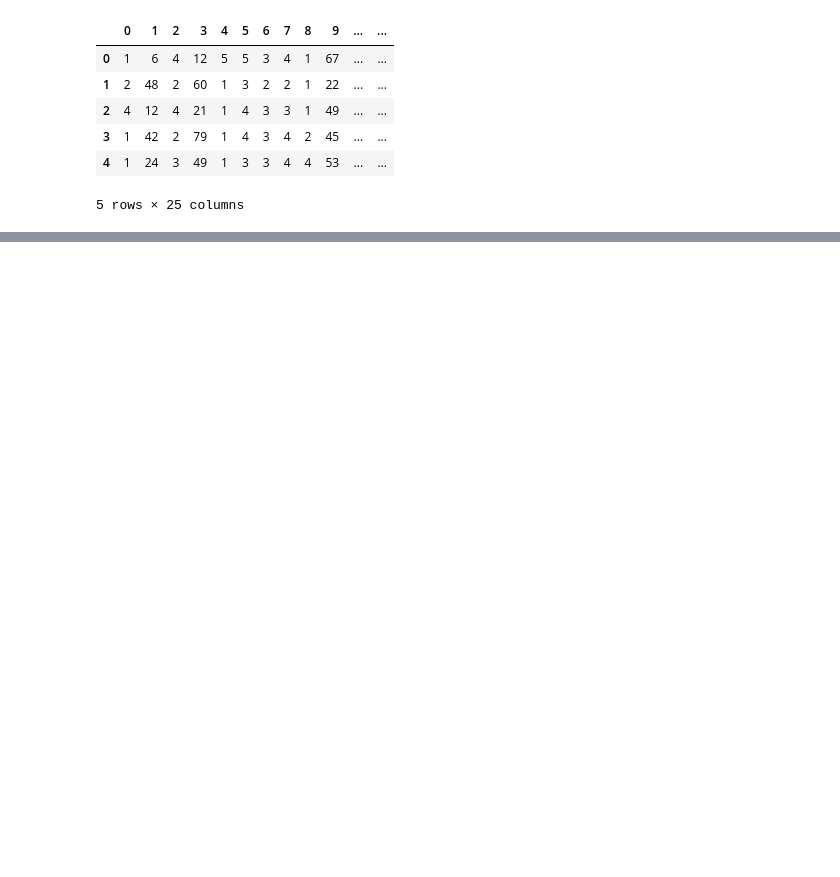
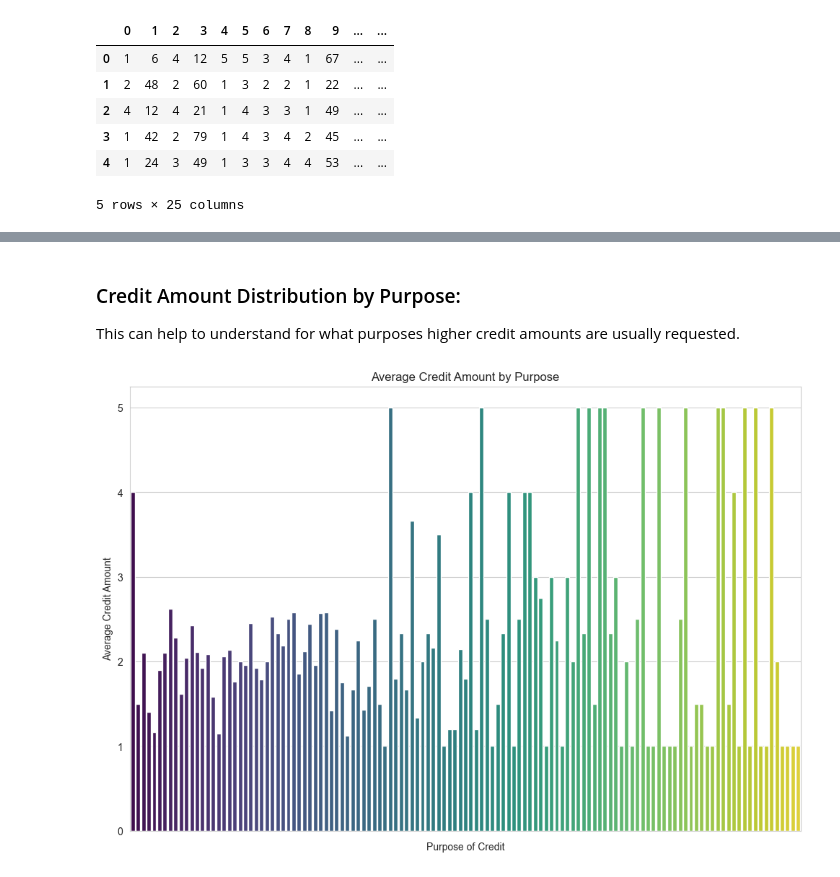
Before and after one commit to Enr1queRojas/Portfolio, a Jupyter notebook: clasic_models/notebooks/german_credit_EDA.ipynb, the cells around one changed output, grey strips where cells are left out. Cells and saved outputs as stored; diff of their text form; code cells hidden in the pictures; blank space fills up the shorter version.

```diff
--- a/clasic_models/notebooks/german_credit_EDA.ipynb
+++ b/clasic_models/notebooks/german_credit_EDA.ipynb
@@ -33,0 +131,17 @@ data.head()
+# %% [markdown]
+### Credit Amount Distribution by Purpose:
+This can help to understand for what purposes higher credit amounts are usually requested.
+# %%
+# Calculating mean credit amount per purpose
+credit_mean_per_purpose = data.groupby('Purpose')['Credit Amount'].mean().sort_values(ascending=False)
+
+
+plt.figure(figsize=(12, 8))
+bar_plot = sns.barplot(x=credit_mean_per_purpose.index, y=credit_mean_per_purpose.values, palette='viridis')
+bar_plot.set_xticklabels([])
+plt.title('Average Credit Amount by Purpose')
+plt.xlabel('Purpose of Credit')
+plt.ylabel('Average Credit Amount')
+plt.show()
+# %% [output]
+[figure, added]
```
Also changed, not shown: parts of 16 cells of this notebook.
